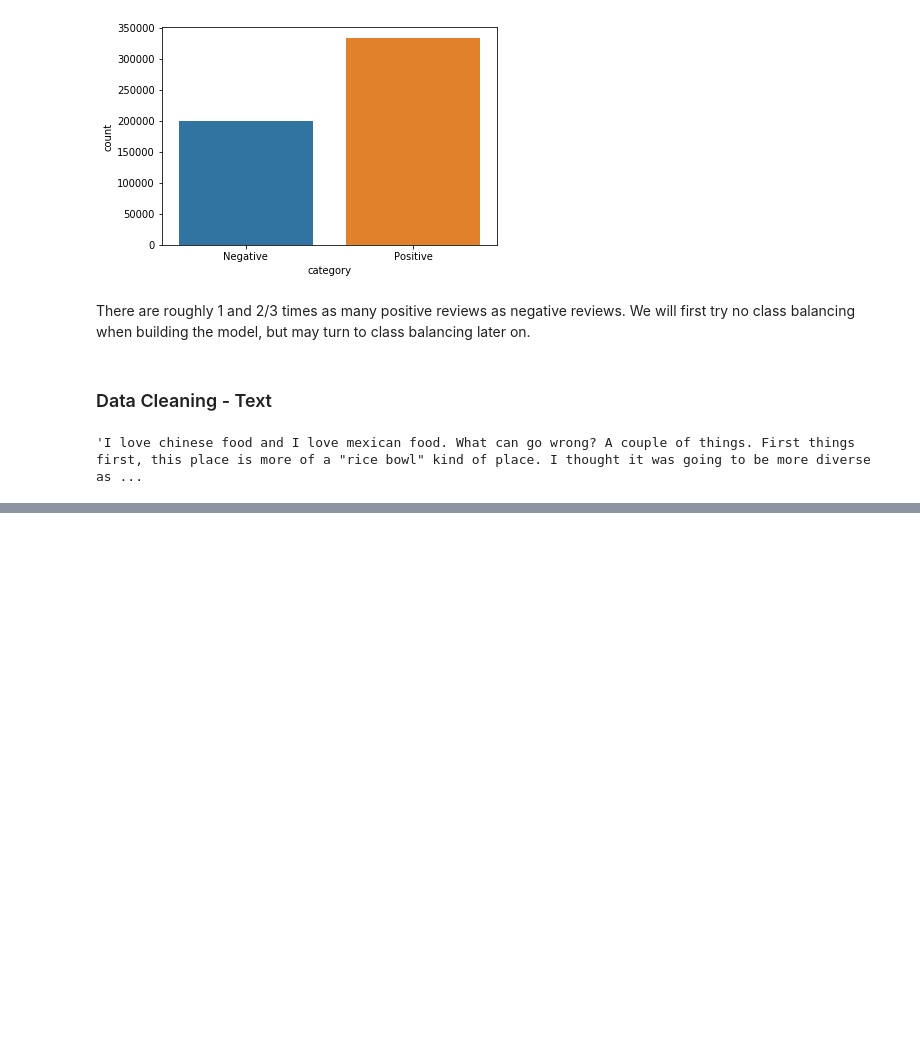
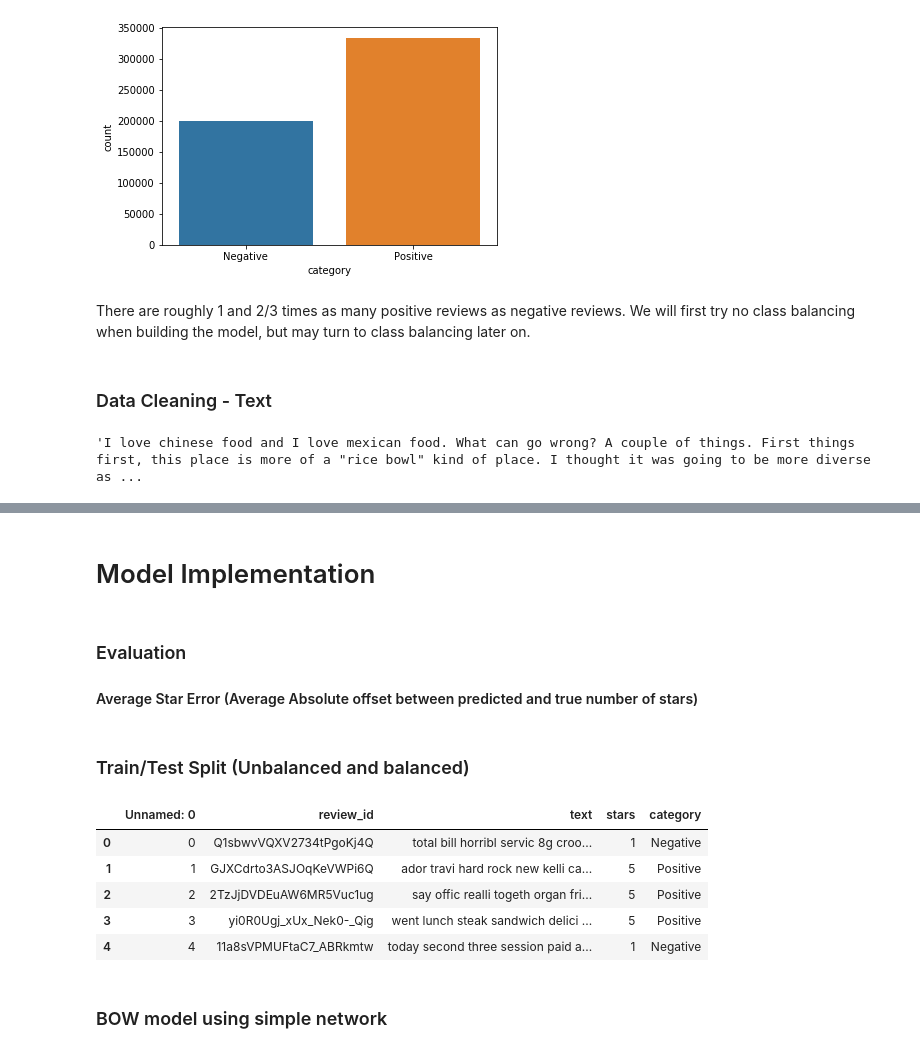
Before and after one commit to tanveed/team-t, a Jupyter notebook: NLP Yelp.ipynb, the cells around one changed output, grey strips where cells are left out. Saved outputs shown, nothing was run; the diff lists cells and outputs as text; code cells hidden in the pictures; blank space fills up the shorter version.

```diff
--- a/NLP Yelp.ipynb
+++ b/NLP Yelp.ipynb
@@ -87,0 +120,5 @@ yelp['text'][17]
+# %% [markdown]
+# Model Implementation
+# %% [markdown]
+### Evaluation
+#### Average Star Error (Average Absolute offset between predicted and true number of stars)
@@ -87,0 +138,25 @@ yelp['text'][17]
+# %% [markdown]
+### Train/Test Split (Unbalanced and balanced)
+# %%
+import tensorflow as tf
+
+from sklearn.preprocessing import LabelBinarizer, LabelEncoder
+from sklearn.metrics import confusion_matrix
+
+from tensorflow import keras
+from keras import Sequential
+from keras.layers import Dense, Activation, Dropout, Embedding, Conv1D, MaxPooling1D, LSTM, BatchNormalization, SpatialDropout1D
+from keras.preprocessing.sequence import pad_sequences
+from keras.preprocessing import text, sequence
+from keras import utils
+from keras import regularizers
+
+yelp = pd.read_csv('cleaned_yelp_stemmed.csv')
+yelp.head()
+# %% [output]
+|  | Unnamed: 0 | review_id | text | stars | category |
+| 0 | 0 | Q1sbwvVQXV2734tPgoKj4Q | total bill horribl servic 8g croo... | 1 | Negative |
+| 1 | 1 | GJXCdrto3ASJOqKeVWPi6Q | ador travi hard rock new kelli ca... | 5 | Positive |
+| 2 | 2 | 2TzJjDVDEuAW6MR5Vuc1ug | say offic realli togeth organ fri... | 5 | Positive |
+| 3 | 3 | yi0R0Ugj_xUx_Nek0-_Qig | went lunch steak sandwich delici ... | 5 | Positive |
+| 4 | 4 | 11a8sVPMUFtaC7_ABRkmtw | today second three session paid a... | 1 | Negative |
@@ -87,0 +170,2 @@ yelp['text'][17]
+# %% [markdown]
+### BOW model using simple network
```
Also changed, not shown: parts of 33 cells of this notebook, 1 other file.
